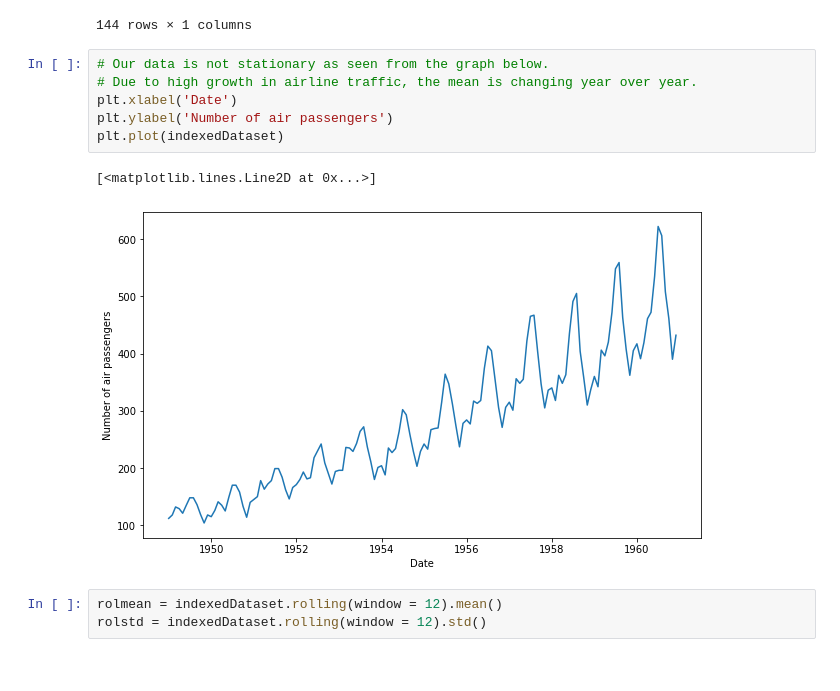
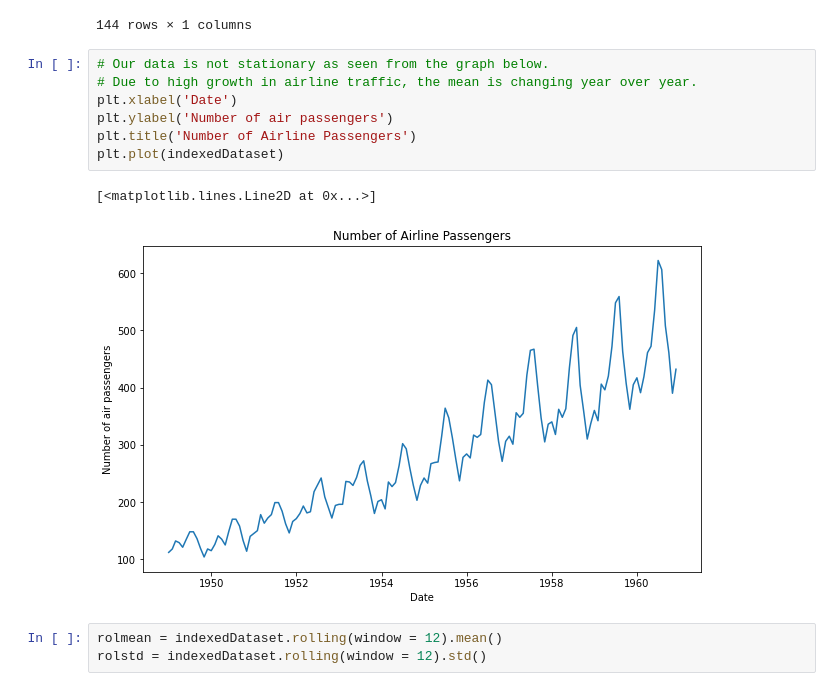
Before and after one commit to dray89/AirlinePassengers, a Jupyter notebook: AirlinePassengers.ipynb, the cells around one changed output. Cells and saved outputs as stored; diff of their text form.

Commit message:
Added missing labels to graphs

```diff
--- a/AirlinePassengers.ipynb
+++ b/AirlinePassengers.ipynb
@@ -44,12 +44,13 @@ indexedDataset
 # %%
 # Our data is not stationary as seen from the graph below.
 # Due to high growth in airline traffic, the mean is changing year over year.
 plt.xlabel('Date')
 plt.ylabel('Number of air passengers')
+plt.title('Number of Airline Passengers')
 plt.plot(indexedDataset)
 # %% [output]
 [<matplotlib.lines.Line2D at 0x...>]
-[figure, old version]
+[figure, new version]
 # %%
 rolmean = indexedDataset.rolling(window = 12).mean()
 rolstd = indexedDataset.rolling(window = 12).std()
```
Also changed, not shown: parts of 22 cells of this notebook.
